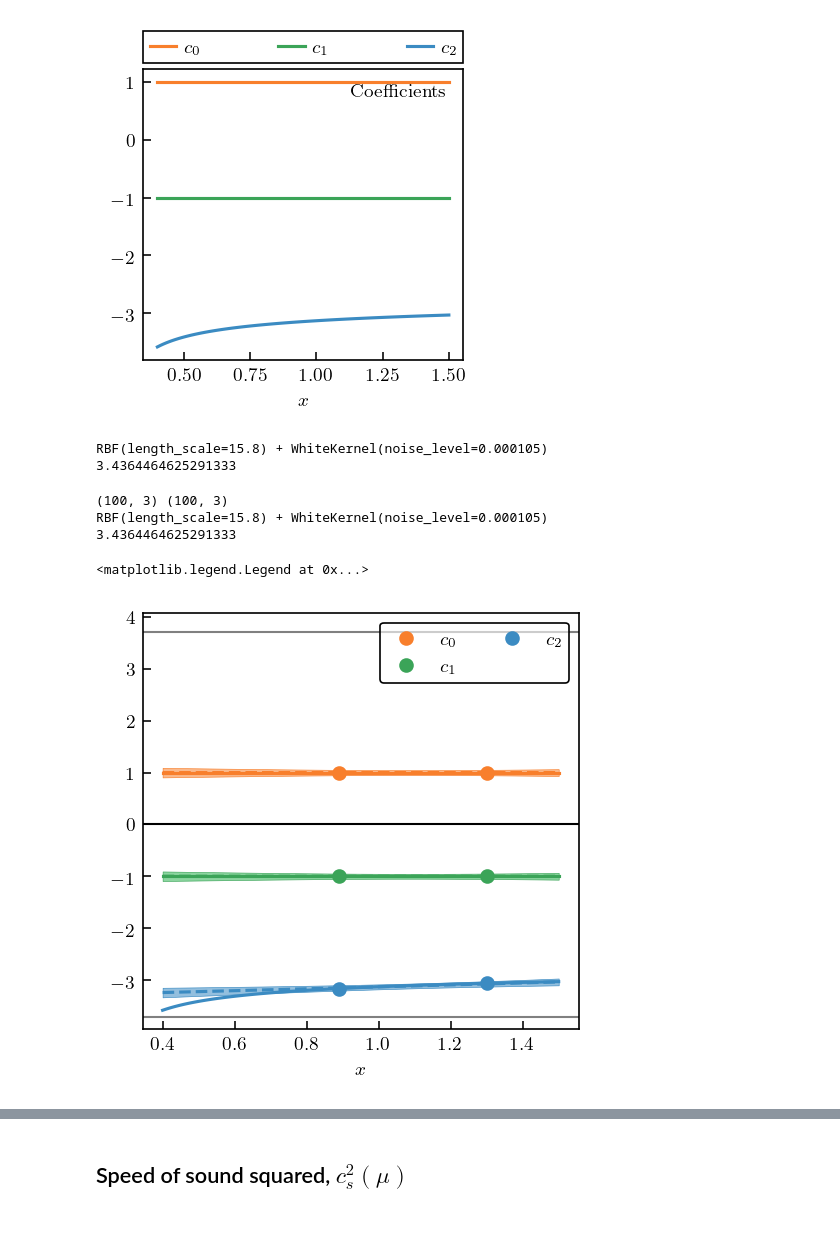
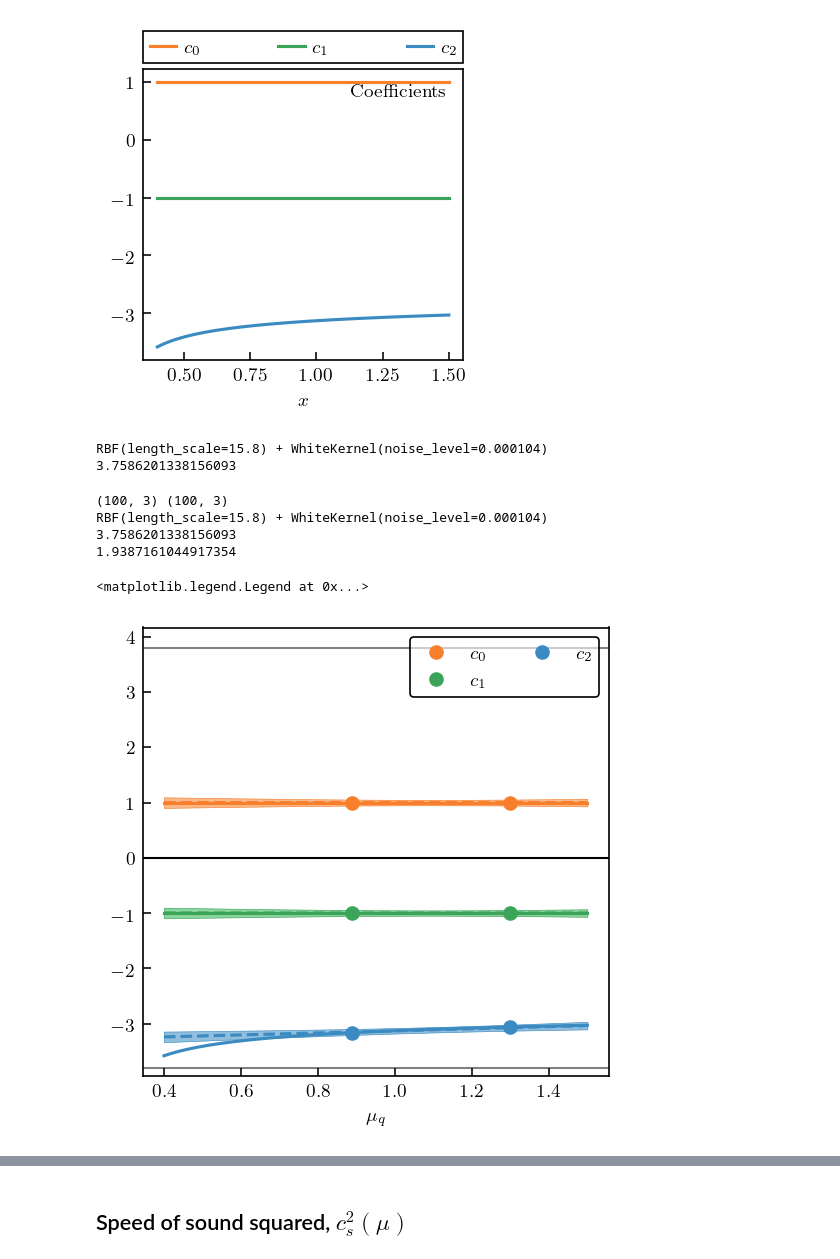
Before and after one commit to asemposki/neutron-rich-bmm, a Jupyter notebook: Gorda_pQCD_gsum.ipynb, the cells around one changed output, grey strips where cells are left out. Cells and saved outputs as stored; diff of their text form; code cells hidden in the pictures; blank space fills up the shorter version.

```diff
--- a/Gorda_pQCD_gsum.ipynb
+++ b/Gorda_pQCD_gsum.ipynb
@@ -170,43 +170,45 @@ Text(0.5, 0, '$x$')
 [figure]
 # %%
 # now fit and predict with the GP
-pred, std, underlying_std = trunc.gp_interpolation(center=0.0, sd=0.5)
+pred, std, underlying_std = trunc.gp_interpolation(center=0.0, sd=1.0)
 
 # print the shapes
 #pred = pred[:,None]
 # %% [output]
-RBF(length_scale=15.8) + WhiteKernel(noise_level=0.000105)
-3.4364464625291333
+RBF(length_scale=15.8) + WhiteKernel(noise_level=0.000104)
+3.7586201338156093
 # %%
-fig, ax = plt.subplots(figsize=(3.2, 3.2))
+fig, ax = plt.subplots(figsize=(3.4, 3.4), dpi=150)
 print(pred.shape, trunc.coeffs.shape)
 for i, n in enumerate(orders):
     ax.plot(x, pred[:, i], c=colors[i], zorder=i-5, ls='--')
     #ax.plot(x, trunc.coeffs_trunc[:, i], c=colors[i], zorder=i-5)
     ax.plot(x, trunc.coeffs[:, i], c=colors[i], zorder=i-5)
     #ax.plot(x[trunc.mask], trunc.coeffs_trunc[trunc.mask, i], c=colors[i], zorder=i-5, ls='', marker='o',
     #        label=r'$c_{}$'.format(n))
     ax.plot(x[trunc.mask], trunc.coeffs[trunc.mask, i], c=colors[i], zorder=i-5, ls='', marker='o',
           label=r'$c_{}$'.format(n))
     ax.fill_between(x, pred[:, i] + 2*std, pred[:, i] - 2*std, zorder=i-5,
                      facecolor=light_colors[i], edgecolor=colors[i], lw=edgewidth, alpha=1)
 
 print(trunc.gp_interp.kernel_)
 print(trunc.gp_interp.cov_factor_)
+print(np.sqrt(trunc.gp_interp.cov_factor_))
 
 # Format
-ax.axhline(2*underlying_std, 0, 1, c='gray', zorder=-10, lw=1)
-ax.axhline(-2*underlying_std, 0, 1, c='gray', zorder=-10, lw=1)
+ax.axhline(1.96*underlying_std, 0, 1, c='gray', zorder=-10, lw=1)
+ax.axhline(-1.96*underlying_std, 0, 1, c='gray', zorder=-10, lw=1)
 ax.axhline(0, 0, 1, c='k', zorder=-10, lw=1)
-ax.set_xlabel(r'$x$')
+ax.set_xlabel(r'$\mu_{q}$')
 ax.tick_params(which='minor', bottom=True, top=False)
 ax.legend(ncol=2, borderaxespad=0.5, borderpad=0.4)
 # %% [output]
 (100, 3) (100, 3)
-RBF(length_scale=15.8) + WhiteKernel(noise_level=0.000105)
-3.4364464625291333
+RBF(length_scale=15.8) + WhiteKernel(noise_level=0.000104)
+3.7586201338156093
+1.9387161044917354
 <matplotlib.legend.Legend at 0x...>
-[figure, old version]
+[figure, new version]
 # %%
 # calculates results
 data, coeffs, std = trunc.uncertainties(data=None, expQ=pqcd.expQ, yref=pqcd.yref)
```
Also changed, not shown: parts of 27 cells of this notebook, 4 other files.
